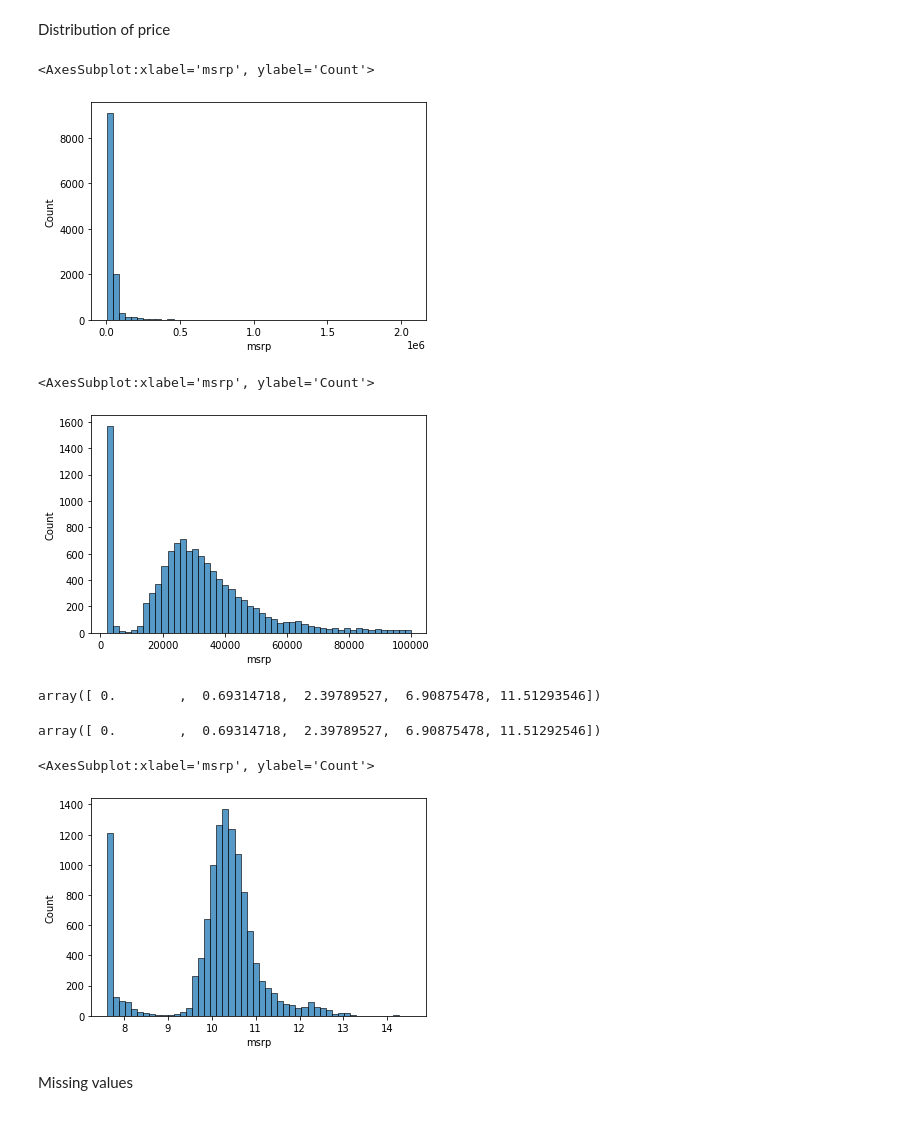
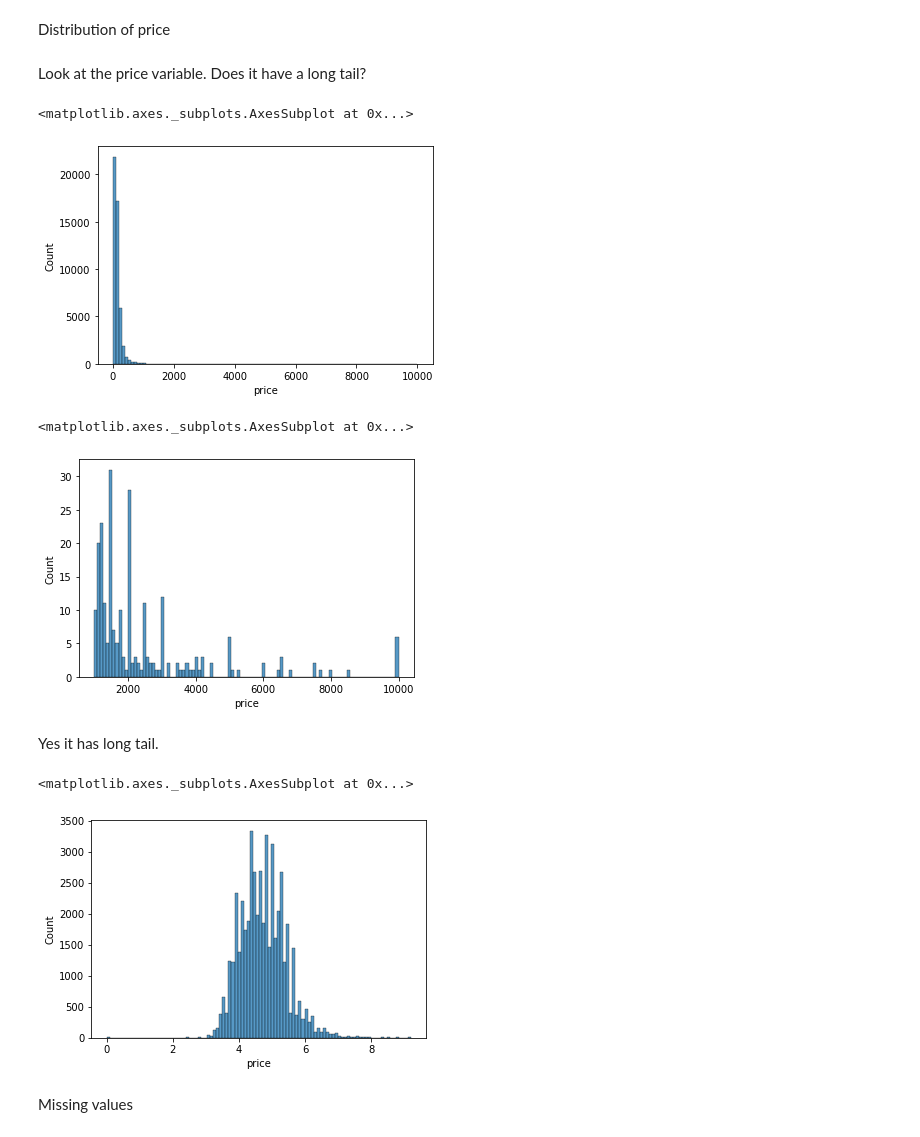
Before and after one commit to gulldan/mlbookcamp-code, a Jupyter notebook: course-zoomcamp/02-regression/hw-week2.ipynb, the cells around one changed output. Cells and saved outputs as stored; diff of their text form; code cells hidden in the pictures.

```diff
--- a/course-zoomcamp/02-regression/hw-week2.ipynb
+++ b/course-zoomcamp/02-regression/hw-week2.ipynb
@@ -46,3 +41,0 @@ KeyError: ignored
-# %%
-strings = list(df.dtypes[df.dtypes == 'object'].index)
-strings
@@ -127,22 +111,18 @@ import matplotlib.pyplot as plt
 import seaborn as sns
 
 %matplotlib inline
+# %% [markdown]
+Look at the price variable. Does it have a long tail?
 # %%
-sns.histplot(df.msrp, bins=50)
+sns.histplot(df.price, bins=100)
 # %% [output]
-<AxesSubplot:xlabel='msrp', ylabel='Count'>
+<matplotlib.axes._subplots.AxesSubplot at 0x...>
-[figure, old version]
+[figure, new version]
 # %%
-sns.histplot(df.msrp[df.msrp < 100000], bins=50)
+sns.histplot(df.price[df.price > 1000], bins=100)
 # %% [output]
-<AxesSubplot:xlabel='msrp', ylabel='Count'>
+<matplotlib.axes._subplots.AxesSubplot at 0x...>
-[figure, old version]
+[figure, new version]
-# %%
-np.log1p([0, 1, 10, 1000, 100000])
-# %% [output]
-array([ 0.        ,  0.69314718,  2.39789527,  6.90875478, 11.51293546])
-# %%
-np.log([0 + 1, 1+ 1, 10 + 1, 1000 + 1, 100000])
-# %% [output]
-array([ 0.        ,  0.69314718,  2.39789527,  6.90875478, 11.51292546])
+# %% [markdown]
+Yes it has long tail.
 # %%
@@ -150,9 +130,8 @@ price_logs = np.log1p(df.msrp)
 # %%
-
-sns.histplot(price_logs, bins=50)
+sns.histplot(price_logs, bins=100)
 # %% [output]
-<AxesSubplot:xlabel='msrp', ylabel='Count'>
+<matplotlib.axes._subplots.AxesSubplot at 0x...>
-[figure, old version]
+[figure, new version]
 # %% [markdown]
 Missing values
 # %%
```
Also changed, not shown: parts of 56 cells of this notebook.
